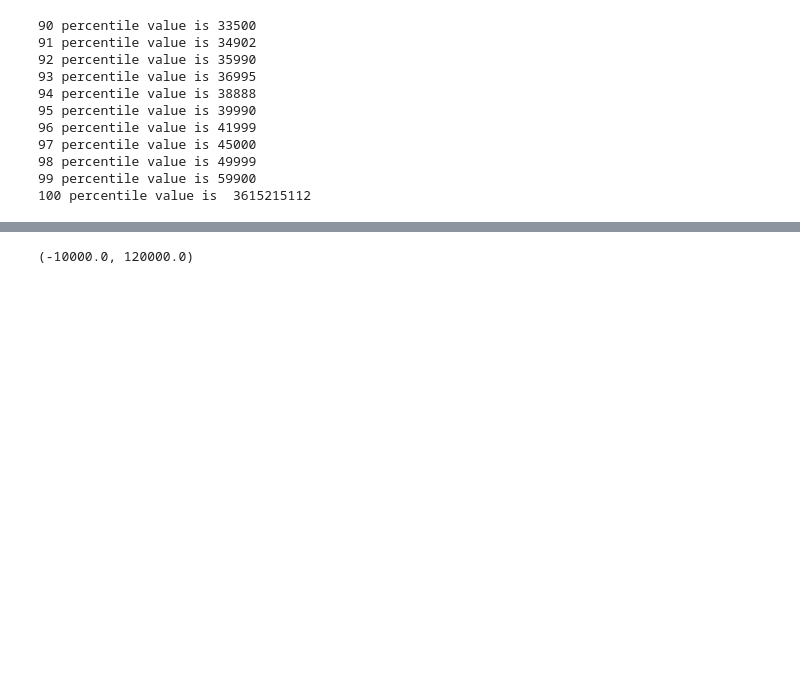
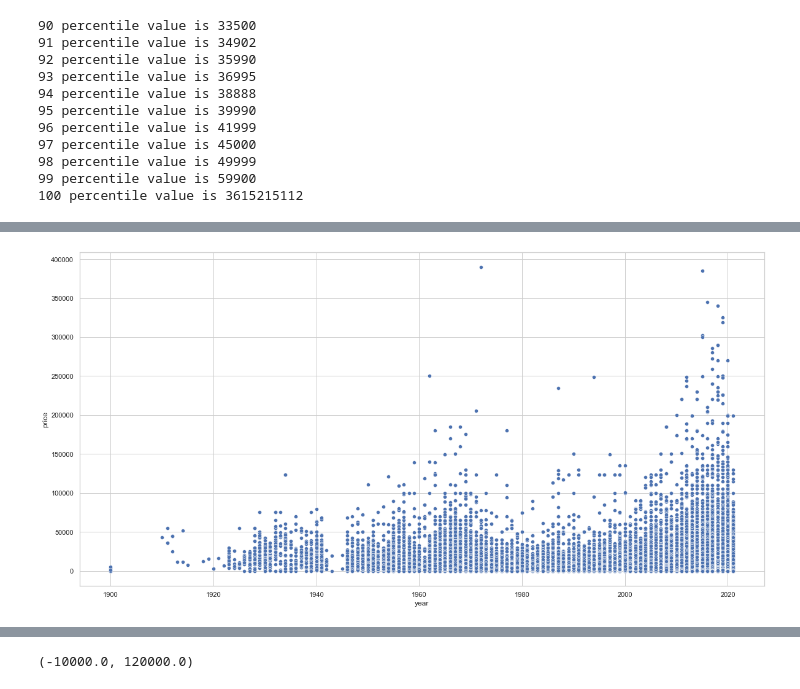
Before and after one commit to ulmii/machine-learning, a Jupyter notebook: carprices.ipynb, the cells around one changed output, grey strips where cells are left out. Saved outputs shown, nothing was run; the diff lists cells and outputs as text; code cells hidden in the pictures; blank space fills up the shorter version.

```diff
--- a/carprices.ipynb
+++ b/carprices.ipynb
@@ -321,0 +365,5 @@ The majority of cars (99%) have price under &#0036;60k
+# %%
+sns.scatterplot(data=cars_z_score, x="year", y="price")
+plt.show()
+# %% [output]
+[figure, added]
```
Also changed, not shown: parts of 44 cells of this notebook.
